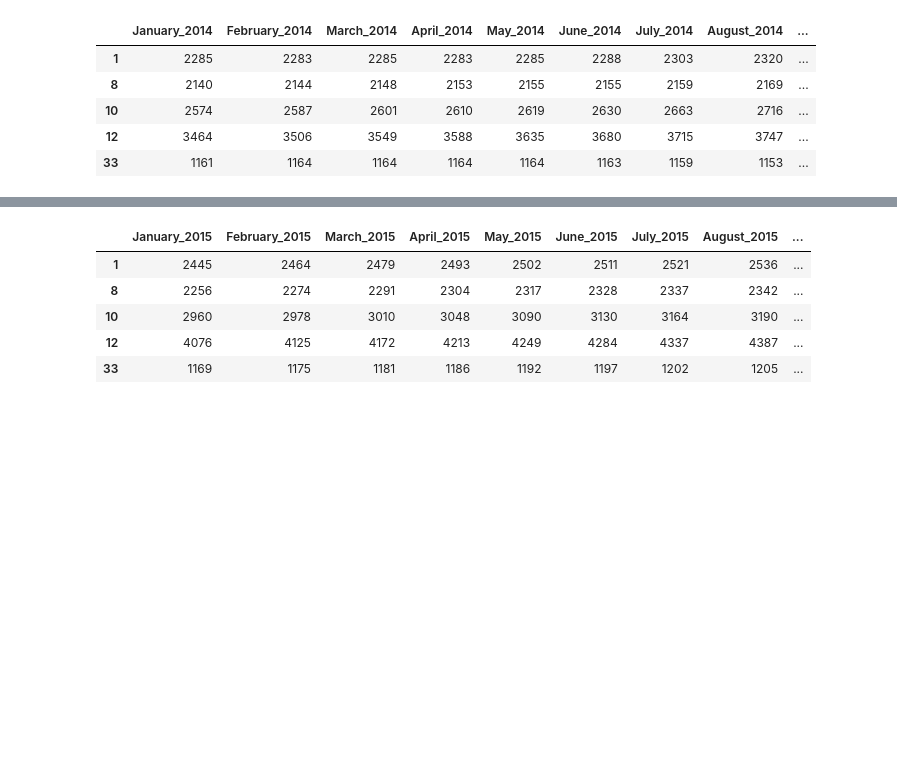
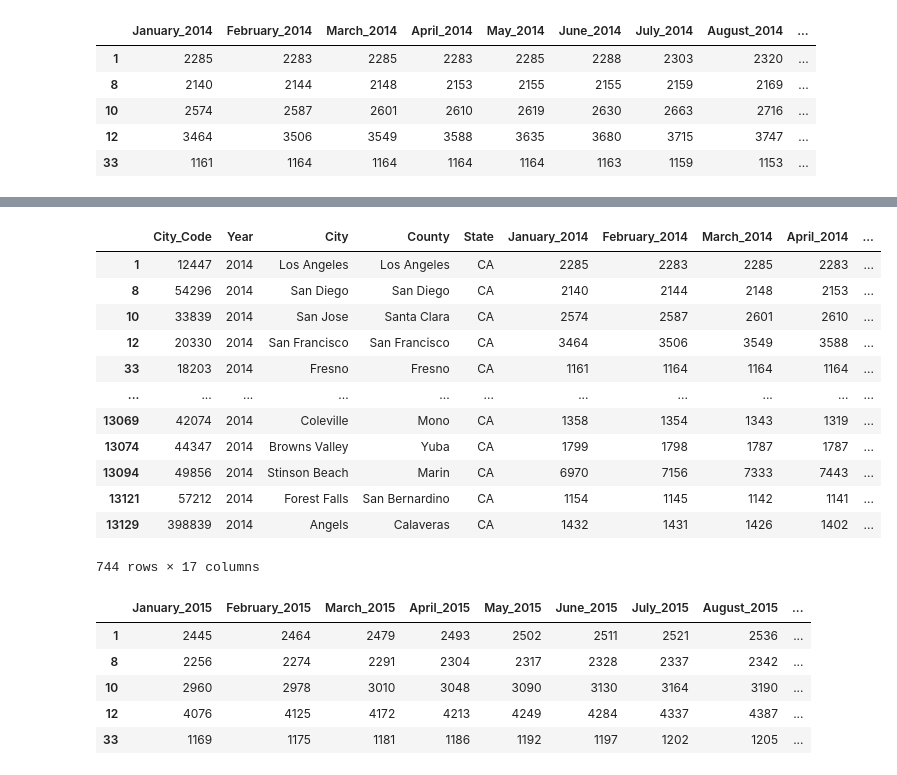
Before and after one commit to cassfolk/UCI-Project-2, a Jupyter notebook: Cleanup.ipynb, the cells around one changed output, grey strips where cells are left out. Saved outputs shown, nothing was run; the diff lists cells and outputs as text; code cells hidden in the pictures; blank space fills up the shorter version.

```diff
--- a/Cleanup.ipynb
+++ b/Cleanup.ipynb
@@ -203,6 +259,24 @@ rent_prices_2014_df.head()
 | 10 | 33839 | San Jose | Santa Clara | CA | 2574 | 2587 | 2601 | 2610 | 2619 | ... |
 | 12 | 20330 | San Francisco | San Francisco | CA | 3464 | 3506 | 3549 | 3588 | 3635 | ... |
 | 33 | 18203 | Fresno | Fresno | CA | 1161 | 1164 | 1164 | 1164 | 1164 | ... |
+# %%
+year_column= 2014
+rent_prices_2014_df.insert(1, "Year", year_column)
+rent_prices_2014_df
+# %% [output]
+|  | City_Code | Year | City | County | State | January_2014 | February_2014 | March_2014 | April_2014 | ... |
+| 1 | 12447 | 2014 | Los Angeles | Los Angeles | CA | 2285 | 2283 | 2285 | 2283 | ... |
+| 8 | 54296 | 2014 | San Diego | San Diego | CA | 2140 | 2144 | 2148 | 2153 | ... |
+| 10 | 33839 | 2014 | San Jose | Santa Clara | CA | 2574 | 2587 | 2601 | 2610 | ... |
+| 12 | 20330 | 2014 | San Francisco | San Francisco | CA | 3464 | 3506 | 3549 | 3588 | ... |
+| 33 | 18203 | 2014 | Fresno | Fresno | CA | 1161 | 1164 | 1164 | 1164 | ... |
+| ... | ... | ... | ... | ... | ... | ... | ... | ... | ... | ... |
+| 13069 | 42074 | 2014 | Coleville | Mono | CA | 1358 | 1354 | 1343 | 1319 | ... |
+| 13074 | 44347 | 2014 | Browns Valley | Yuba | CA | 1799 | 1798 | 1787 | 1787 | ... |
+| 13094 | 49856 | 2014 | Stinson Beach | Marin | CA | 6970 | 7156 | 7333 | 7443 | ... |
+| 13121 | 57212 | 2014 | Forest Falls | San Bernardino | CA | 1154 | 1145 | 1142 | 1141 | ... |
+| 13129 | 398839 | 2014 | Angels | Calaveras | CA | 1432 | 1431 | 1426 | 1402 | ... |
+744 rows × 17 columns
 # %%
 rent_2015_df = rent_prices_ca_df_all.iloc[:, 52:64]
 rent_2015_df.head()
```
Also changed, not shown: parts of 11 cells of this notebook, 2 other files.
